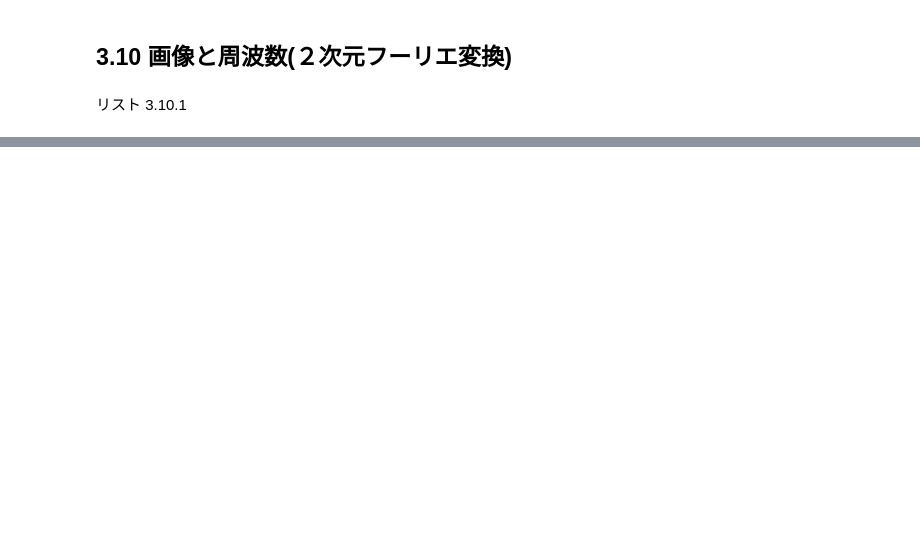
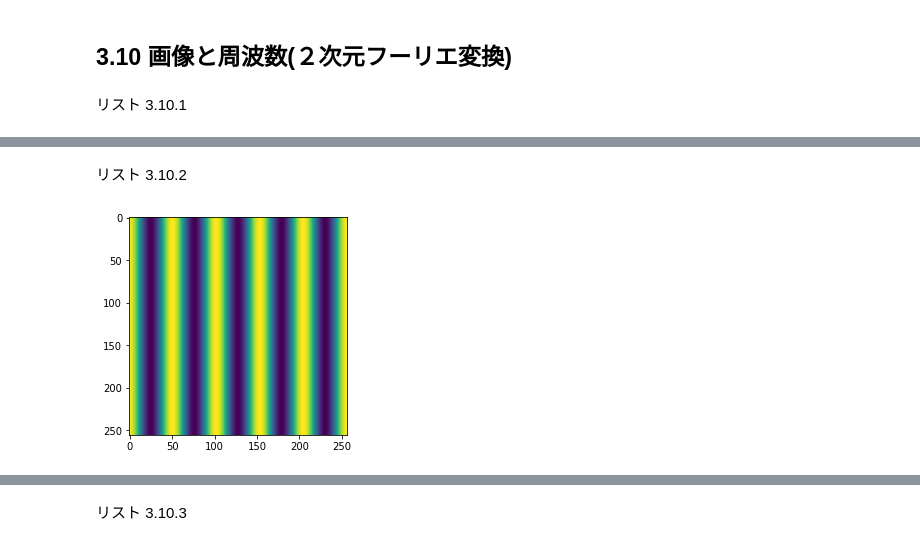
Before and after one commit to ken-ty/python_medical_images, a Jupyter notebook: chapter3/chap3_10.ipynb, the cells around one changed output, grey strips where cells are left out. Saved outputs shown, nothing was run; the diff lists cells and outputs as text; code cells hidden in the pictures; blank space fills up the shorter version.

```diff
--- a/chapter3/chap3_10.ipynb
+++ b/chapter3/chap3_10.ipynb
@@ -43,3 +47,22 @@ fig.show()
 3        237  3.0
 4        236  4.0
 [interactive output not drawn]
+# %% [markdown]
+リスト 3.10.2
+# %%
+from scipy .fft import idct
+#縞のある画像を作成
+a=np.zeros((256,256)) #任意の正方形に
+a[0,10]=1
+base=idct(idct(a,axis=0),axis=1) #周期性のある2次元配列を離散コサイン変換で求める
+plt.imshow(base)  #idct→離散コサイン変換
+plt.show()
+
+#中央の行を取得しライングラフへ
+row128=base[128-1,:]
+data={'intensity':row128,"col":np.linspace(0,255,256)}
+df=pd.DataFrame(data=data)
+fig=px.line(df,x="col",y="intensity",title='pixel intensities at row128')
+fig.show()
+# %% [output]
+[figure, added]
@@ -45,0 +70,2 @@ fig.show()
+# %% [markdown]
+リスト 3.10.3
```
Also changed, not shown: parts of 5 cells of this notebook.
